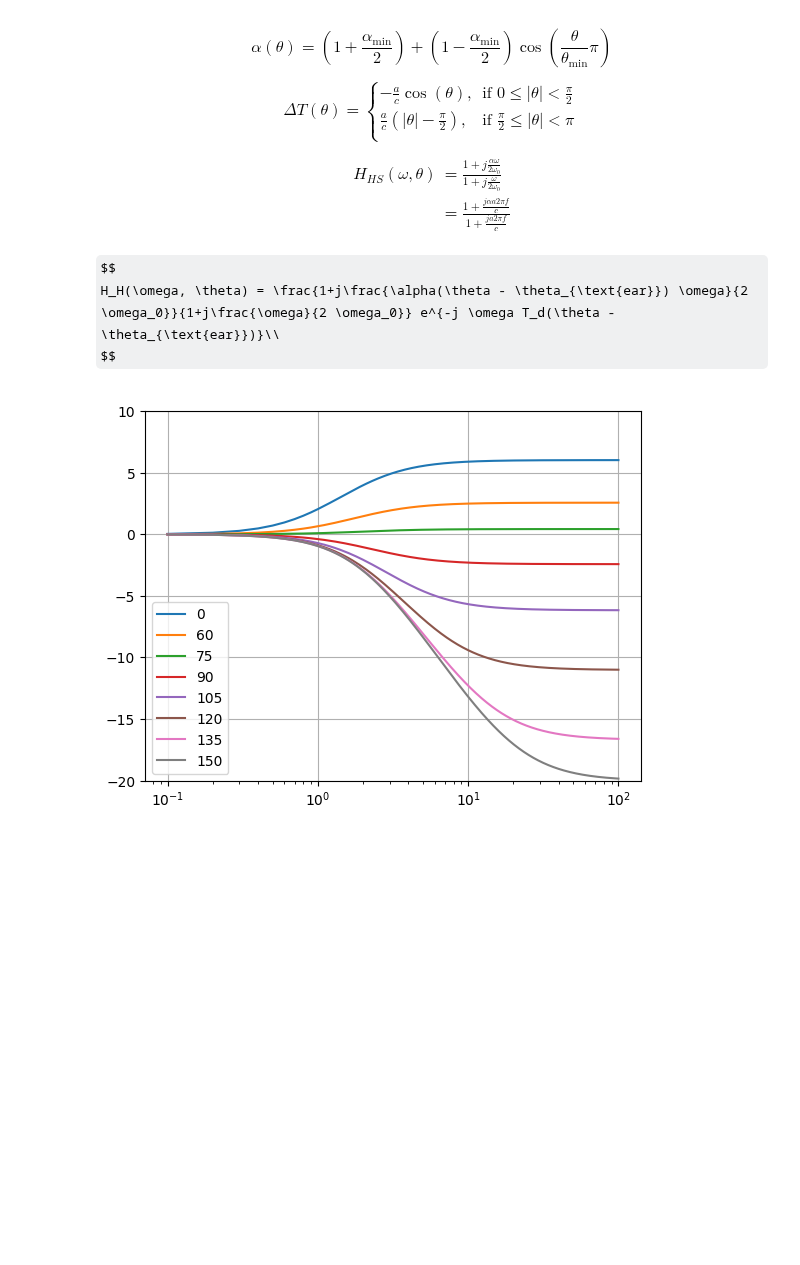
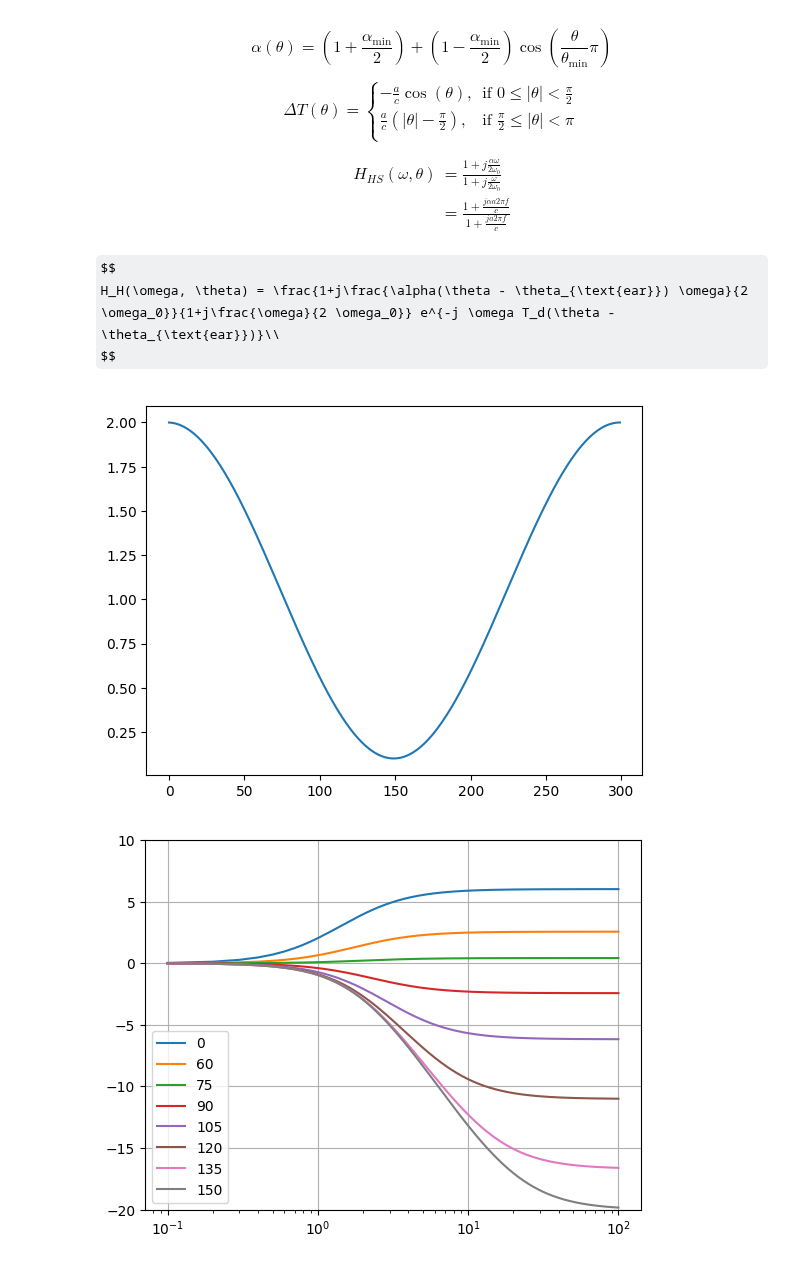
Before and after one commit to kweiwen/pitki, a Jupyter notebook: hrtf/Head-Shadow Filter.ipynb, the cells around one changed output. Drawn from its saved outputs; the diff is of its cells as text; code cells hidden in the pictures; some formulas as TeX source; blank space fills up the shorter version.

```diff
--- a/hrtf/Head-Shadow Filter.ipynb
+++ b/hrtf/Head-Shadow Filter.ipynb
@@ -54,4 +54,13 @@ def compute_transfer_function(theta, alpha_min = 0.1, theta_min = 150, a = 8.75,
     H = num / den
 
     return H
+# %%
+# Given that 150×2=300, we take two times theta_min = 150, resulting in a range from 1 to 300 degrees for theta.
+# We then compute the alpha values over this range using the compute_alpha function and plot the resulting curve.
+theta_array = np.linspace(1, 300, 300)
+alpha = compute_alpha(theta_array)
+plt.plot(alpha)
+plt.show()
+# %% [output]
+[figure, added]
 # %%
```
Also changed, not shown: parts of 2 cells of this notebook.
